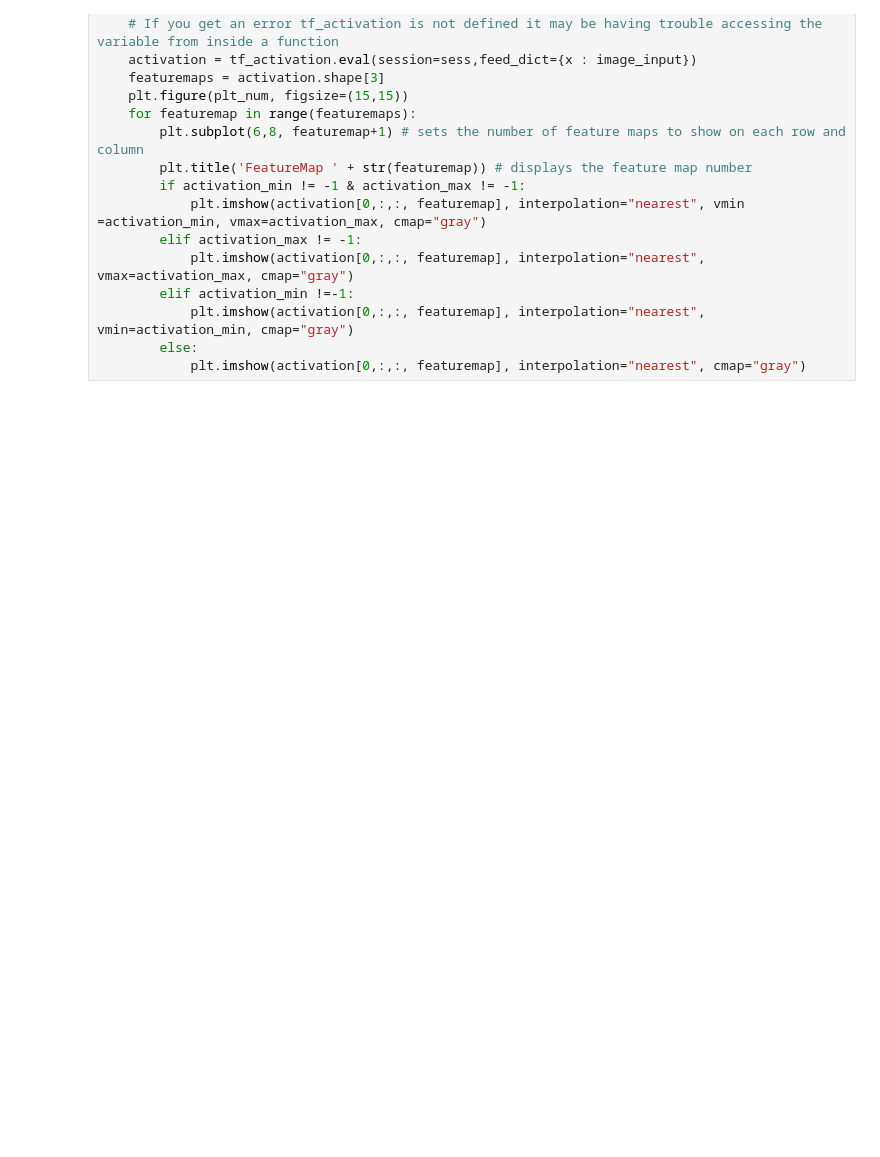
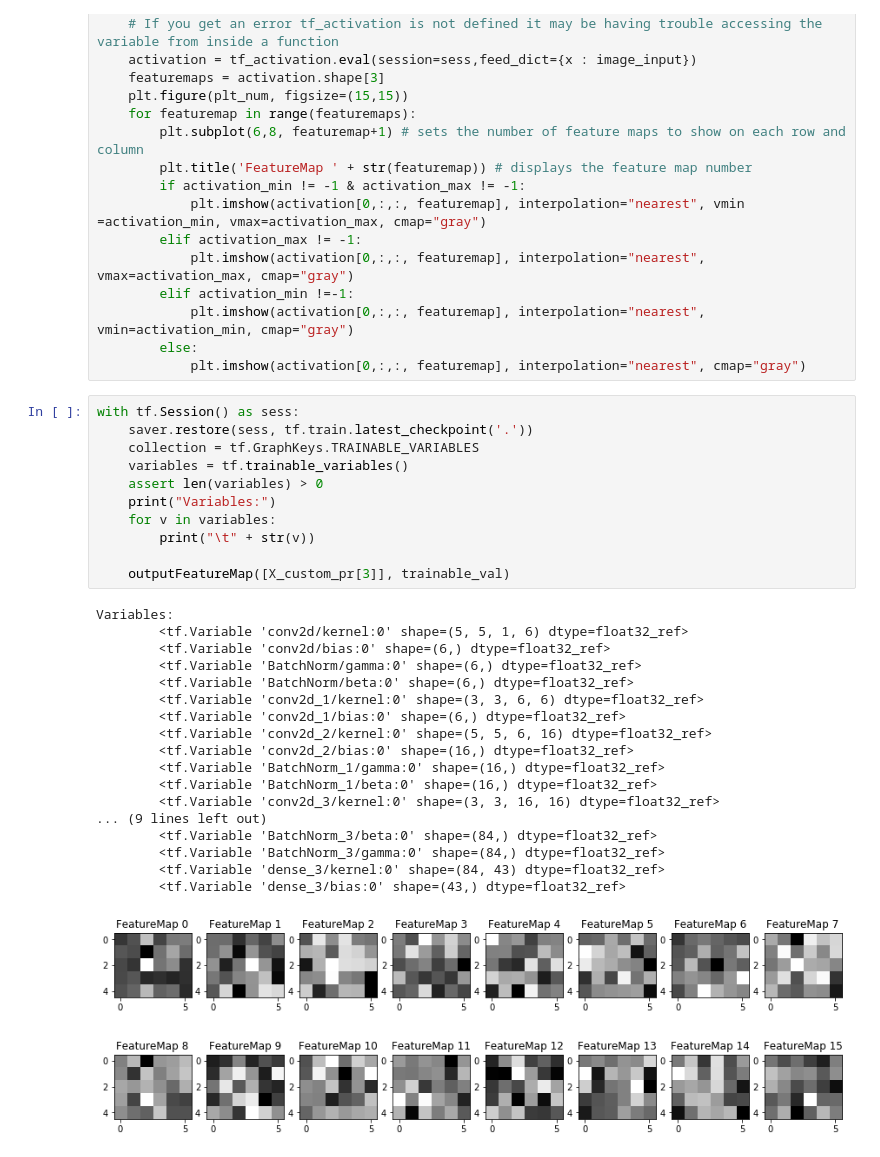
Before and after one commit to Natatisha/CarND-Traffic-Sign-Classifier-Project, a Jupyter notebook: Traffic_Sign_Classifier.ipynb, the cells around one changed output. Saved outputs shown, nothing was run; the diff lists cells and outputs as text; blank space fills up the shorter version.

```diff
--- a/Traffic_Sign_Classifier.ipynb
+++ b/Traffic_Sign_Classifier.ipynb
@@ -805,3 +817,33 @@ def outputFeatureMap(image_input, tf_activation, activation_min=-1, activation_m
             plt.imshow(activation[0,:,:, featuremap], interpolation="nearest", vmin=activation_min, cmap="gray")
         else:
             plt.imshow(activation[0,:,:, featuremap], interpolation="nearest", cmap="gray")
+# %%
+with tf.Session() as sess:
+    saver.restore(sess, tf.train.latest_checkpoint('.'))
+    collection = tf.GraphKeys.TRAINABLE_VARIABLES
+    variables = tf.trainable_variables()
+    assert len(variables) > 0
+    print("Variables:")
+    for v in variables:
+        print("\t" + str(v))
+
+    outputFeatureMap([X_custom_pr[3]], trainable_val)
+# %% [output]
+Variables:
+        <tf.Variable 'conv2d/kernel:0' shape=(5, 5, 1, 6) dtype=float32_ref>
+        <tf.Variable 'conv2d/bias:0' shape=(6,) dtype=float32_ref>
+        <tf.Variable 'BatchNorm/gamma:0' shape=(6,) dtype=float32_ref>
+        <tf.Variable 'BatchNorm/beta:0' shape=(6,) dtype=float32_ref>
+        <tf.Variable 'conv2d_1/kernel:0' shape=(3, 3, 6, 6) dtype=float32_ref>
+        <tf.Variable 'conv2d_1/bias:0' shape=(6,) dtype=float32_ref>
+        <tf.Variable 'conv2d_2/kernel:0' shape=(5, 5, 6, 16) dtype=float32_ref>
+        <tf.Variable 'conv2d_2/bias:0' shape=(16,) dtype=float32_ref>
+        <tf.Variable 'BatchNorm_1/gamma:0' shape=(16,) dtype=float32_ref>
+        <tf.Variable 'BatchNorm_1/beta:0' shape=(16,) dtype=float32_ref>
+        <tf.Variable 'conv2d_3/kernel:0' shape=(3, 3, 16, 16) dtype=float32_ref>
+... (9 lines left out)
+        <tf.Variable 'BatchNorm_3/beta:0' shape=(84,) dtype=float32_ref>
+        <tf.Variable 'BatchNorm_3/gamma:0' shape=(84,) dtype=float32_ref>
+        <tf.Variable 'dense_3/kernel:0' shape=(84, 43) dtype=float32_ref>
+        <tf.Variable 'dense_3/bias:0' shape=(43,) dtype=float32_ref>
+[figure, added]
```
Also changed, not shown: parts of 4 cells of this notebook, 12 other files.
